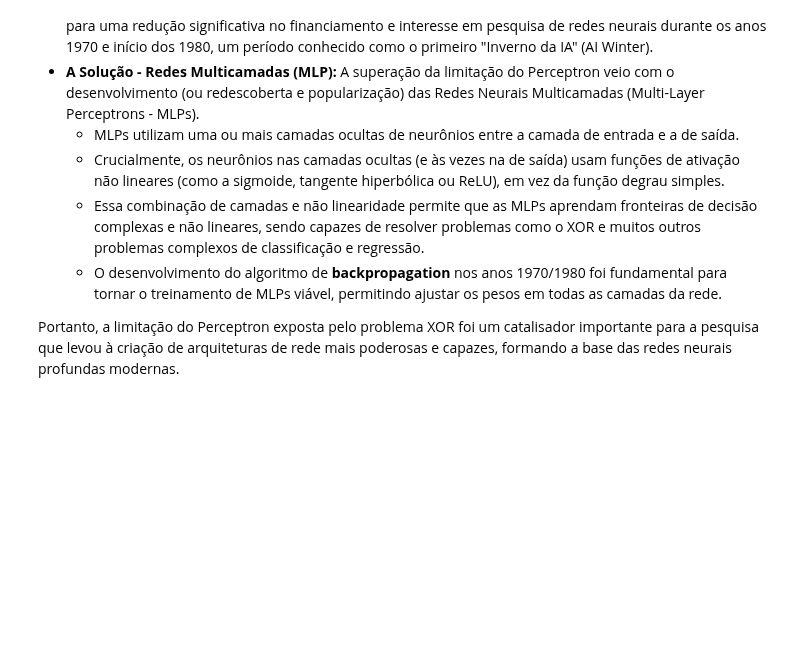
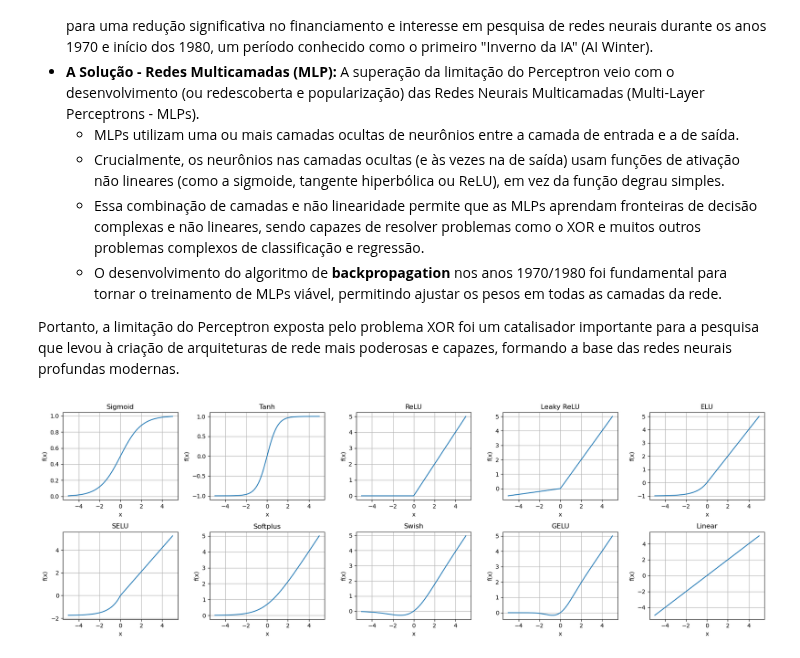
Before and after one commit to jgbmarques/G_JOAO_GABRIEL_BARROS_MARQUES_PERCEPTON, a Jupyter notebook: Codigo/perceptron.ipynb, the cells around one changed output. Saved outputs shown, nothing was run; the diff lists cells and outputs as text; code cells hidden in the pictures; blank space fills up the shorter version.

```diff
--- a/Codigo/perceptron.ipynb
+++ b/Codigo/perceptron.ipynb
@@ -734,3 +734,81 @@ A demonstração da limitação do Perceptron, especialmente sua incapacidade de
     *   O desenvolvimento do algoritmo de **backpropagation**  nos anos 1970/1980 foi fundamental para tornar o treinamento de MLPs viável, permitindo ajustar os pesos em todas as camadas da rede.
 
 Portanto, a limitação do Perceptron exposta pelo problema XOR foi um catalisador importante para a pesquisa que levou à criação de arquiteturas de rede mais poderosas e capazes, formando a base das redes neurais profundas modernas.
+# %%
+import math
+
+# Valores de entrada
+x_vals = np.linspace(-5, 5, 200)
+
+# --- Funções de Ativação ---
+
+# 1. Sigmoid (Logística)
+def sigmoid(x):
+    return 1 / (1 + np.exp(-x))
+
+# 2. Tanh (Tangente Hiperbólica)
+def tanh(x):
+    return np.tanh(x)
+
+# 3. ReLU (Rectified Linear Unit)
+def relu(x):
+    return np.maximum(0, x)
+
+# 4. Leaky ReLU
+def leaky_relu(x, alpha=0.1):
+    return np.where(x > 0, x, alpha * x)
+
+# 5. ELU (Exponential Linear Unit)
+def elu(x, alpha=1.0):
+    return np.where(x > 0, x, alpha * (np.exp(x) - 1))
+
+# 6. SELU (Scaled Exponential Linear Unit)
+def selu(x):
+    lambda_ = 1.0507
+    alpha_ = 1.67326
+    return lambda_ * np.where(x > 0, x, alpha_ * (np.exp(x) - 1))
+
+# 7. Softplus
+def softplus(x):
+    return np.logaddexp(0, x)
+
+# 8. Swish (ou SiLU - Sigmoid Linear Unit)
+def swish(x, beta=1.0):
+    return x * sigmoid(beta * x)
+
+# 9. GELU (Gaussian Error Linear Unit) - Aproximação comum
+def gelu(x):
+    return 0.5 * x * (1 + np.tanh(math.sqrt(2 / math.pi) * (x + 0.044715 * x**3)))
+
+# 10. Linear (Identidade)
+def linear(x):
+    return x
+
+# Lista de funções e nomes
+funcoes = [
+    ("Sigmoid", sigmoid(x_vals)),
+    ("Tanh", tanh(x_vals)),
+    ("ReLU", relu(x_vals)),
+    ("Leaky ReLU", leaky_relu(x_vals)),
+    ("ELU", elu(x_vals)),
+    ("SELU", selu(x_vals)),
+    ("Softplus", softplus(x_vals)),
+    ("Swish", swish(x_vals)),
+    ("GELU", [gelu(x) for x in x_vals]),
+    ("Linear", linear(x_vals))
+]
+
+# Plot em subplots 2x5
+plt.figure(figsize=(18, 6))
+for i, (nome, y_vals) in enumerate(funcoes):
+    plt.subplot(2, 5, i + 1)
+    plt.plot(x_vals, y_vals)
+    plt.title(nome)
+    plt.grid(True)
+    plt.xlabel("x")
+    plt.ylabel("f(x)")
+
+plt.tight_layout()
+plt.show()
+# %% [output]
+[figure, added]
```
